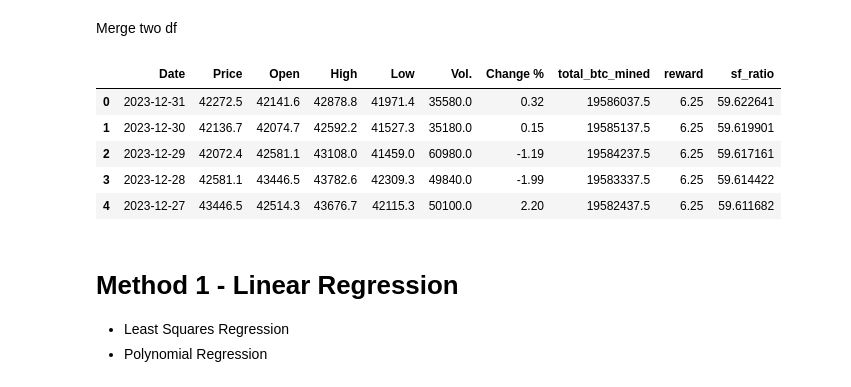
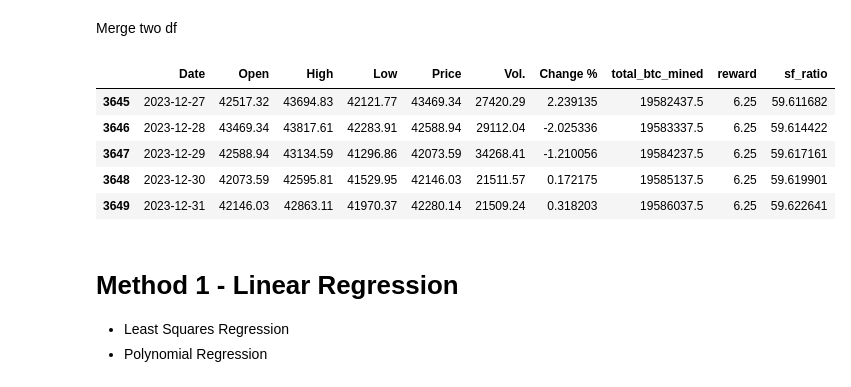
Before and after one commit to rz2699/5291_Capstone, a Jupyter notebook: 5291 final project.ipynb, the cells around one changed output. Cells and saved outputs as stored; diff of their text form; code cells hidden in the pictures.

```diff
--- a/5291 final project.ipynb
+++ b/5291 final project.ipynb
@@ -107,15 +157,18 @@ btc_daily['sf_ratio'] = btc_daily['total_btc_mined'] / (btc_daily['reward'] * 36
 # %% [markdown]
 Merge two df
 # %%
+df['Date']       = pd.to_datetime(df['Date'])
+btc_daily['Date'] = pd.to_datetime(btc_daily['Date'])
+
 df = df.merge(btc_daily, on='Date', how='inner')
-df.head()
+df.tail()
 # %% [output]
-|  | Date | Price | Open | High | Low | Vol. | Change % | total_btc_mined | reward | sf_ratio |
-| 0 | 2023-12-31 | 42272.5 | 42141.6 | 42878.8 | 41971.4 | 35580.0 | 0.32 | 19586037.5 | 6.25 | 59.622641 |
-| 1 | 2023-12-30 | 42136.7 | 42074.7 | 42592.2 | 41527.3 | 35180.0 | 0.15 | 19585137.5 | 6.25 | 59.619901 |
-| 2 | 2023-12-29 | 42072.4 | 42581.1 | 43108.0 | 41459.0 | 60980.0 | -1.19 | 19584237.5 | 6.25 | 59.617161 |
-| 3 | 2023-12-28 | 42581.1 | 43446.5 | 43782.6 | 42309.3 | 49840.0 | -1.99 | 19583337.5 | 6.25 | 59.614422 |
-| 4 | 2023-12-27 | 43446.5 | 42514.3 | 43676.7 | 42115.3 | 50100.0 | 2.20 | 19582437.5 | 6.25 | 59.611682 |
+|  | Date | Open | High | Low | Price | Vol. | Change % | total_btc_mined | reward | sf_ratio |
+| 3645 | 2023-12-27 | 42517.32 | 43694.83 | 42121.77 | 43469.34 | 27420.29 | 2.239135 | 19582437.5 | 6.25 | 59.611682 |
+| 3646 | 2023-12-28 | 43469.34 | 43817.61 | 42283.91 | 42588.94 | 29112.04 | -2.025336 | 19583337.5 | 6.25 | 59.614422 |
+| 3647 | 2023-12-29 | 42588.94 | 43134.59 | 41296.86 | 42073.59 | 34268.41 | -1.210056 | 19584237.5 | 6.25 | 59.617161 |
+| 3648 | 2023-12-30 | 42073.59 | 42595.81 | 41529.95 | 42146.03 | 21511.57 | 0.172175 | 19585137.5 | 6.25 | 59.619901 |
+| 3649 | 2023-12-31 | 42146.03 | 42863.11 | 41970.37 | 42280.14 | 21509.24 | 0.318203 | 19586037.5 | 6.25 | 59.622641 |
 # %% [markdown]
 # Method 1 - Linear Regression
 * Least Squares Regression
```
Also changed, not shown: parts of 24 cells of this notebook.
